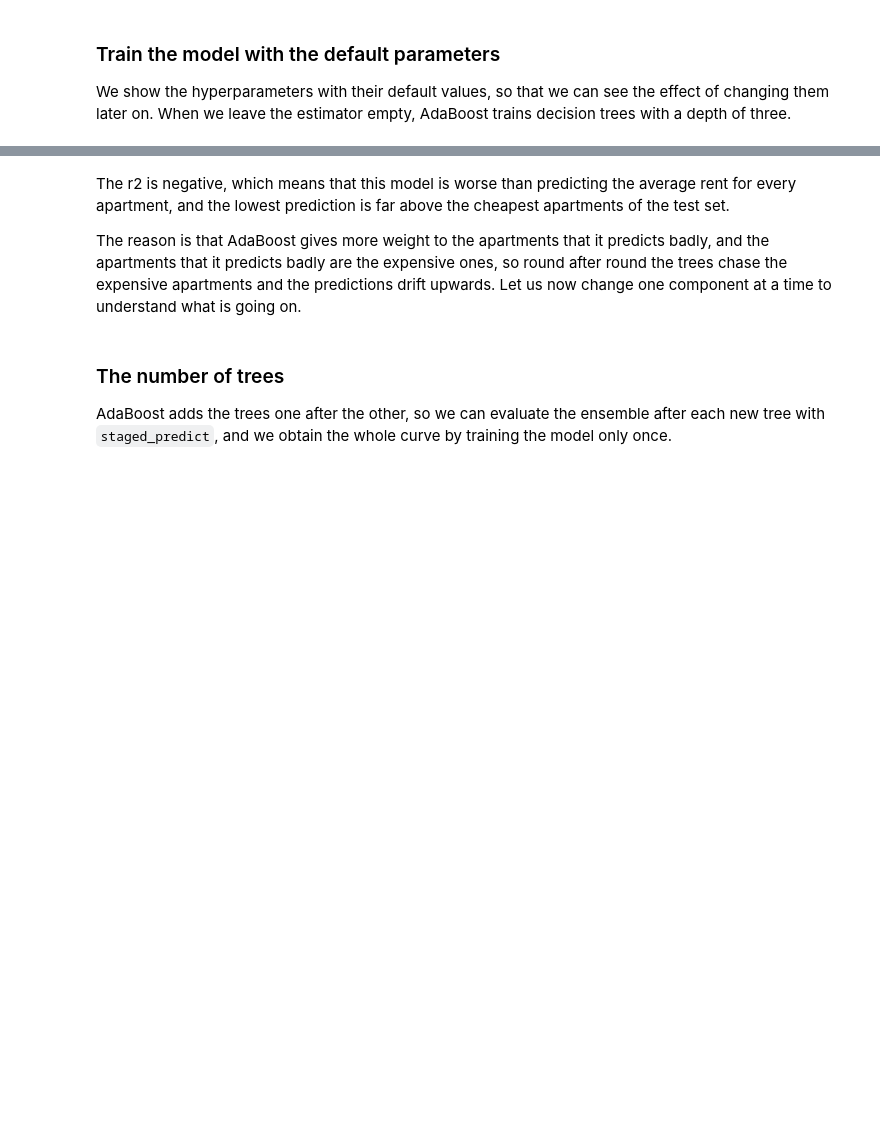
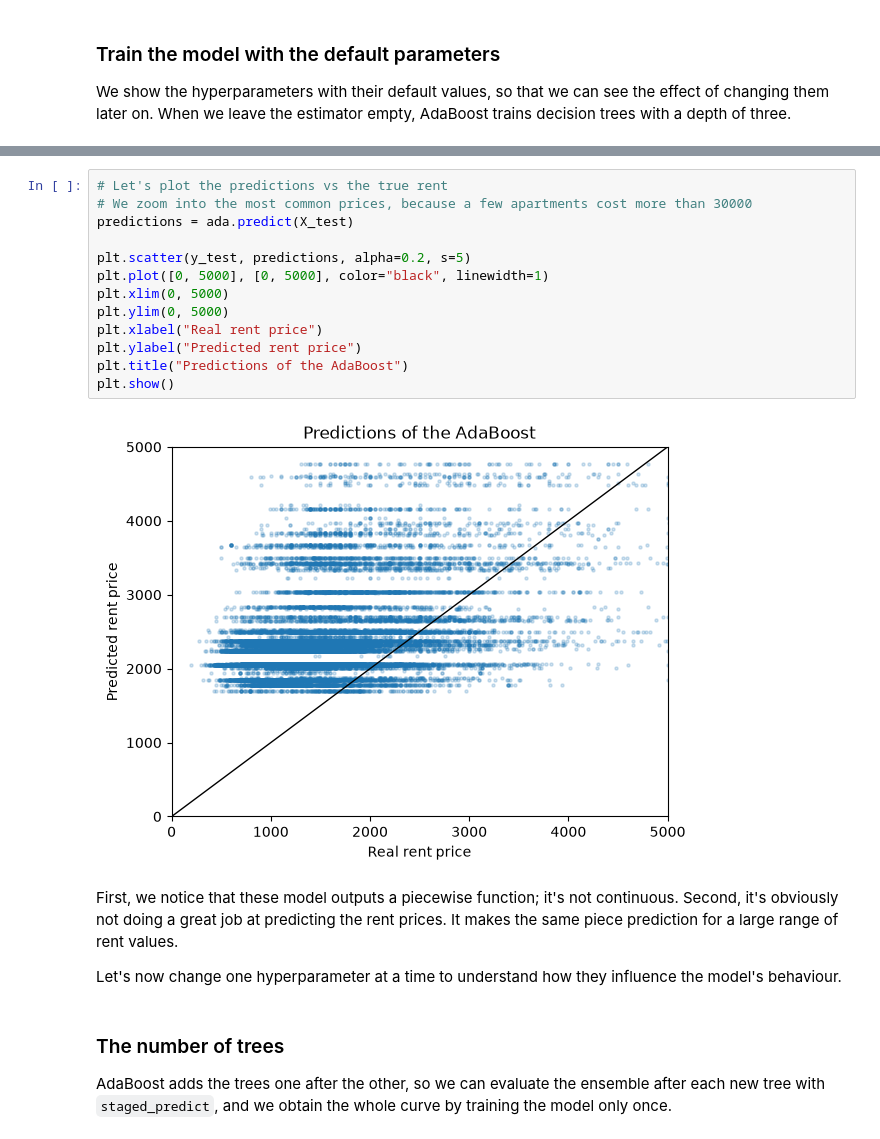
Before and after one commit to trainindata/master-tree-ensemble-models, a Jupyter notebook: 03-boosting/02-adaboost-regression.ipynb, the cells around one changed output, grey strips where cells are left out. Cells and saved outputs as stored; diff of their text form; blank space fills up the shorter version.

Commit message:
add nb boosting section

```diff
--- a/03-boosting/02-adaboost-regression.ipynb
+++ b/03-boosting/02-adaboost-regression.ipynb
@@ -66,7 +103,22 @@ ada.predict(X_test).min().round(2), y_test.min()
+# %%
+# Let's plot the predictions vs the true rent
+# We zoom into the most common prices, because a few apartments cost more than 30000
+predictions = ada.predict(X_test)
+
+plt.scatter(y_test, predictions, alpha=0.2, s=5)
+plt.plot([0, 5000], [0, 5000], color="black", linewidth=1)
+plt.xlim(0, 5000)
+plt.ylim(0, 5000)
+plt.xlabel("Real rent price")
+plt.ylabel("Predicted rent price")
+plt.title("Predictions of the AdaBoost")
+plt.show()
+# %% [output]
+[figure, added]
 # %% [markdown]
-The r2 is negative, which means that this model is worse than predicting the average rent for every apartment, and the lowest prediction is far above the cheapest apartments of the test set.
+First, we notice that these model outputs a piecewise function; it's not continuous. Second, it's obviously not doing a great job at predicting the rent prices. It makes the same piece prediction for a large range of rent values.
 
-The reason is that AdaBoost gives more weight to the apartments that it predicts badly, and the apartments that it predicts badly are the expensive ones, so round after round the trees chase the expensive apartments and the predictions drift upwards. Let us now change one component at a time to understand what is going on.
+Let's now change one hyperparameter at a time to understand how they influence the model's behaviour.
 # %% [markdown]
 ### The number of trees
 
```
Also changed, not shown: parts of 31 cells of this notebook, 4 other files.
